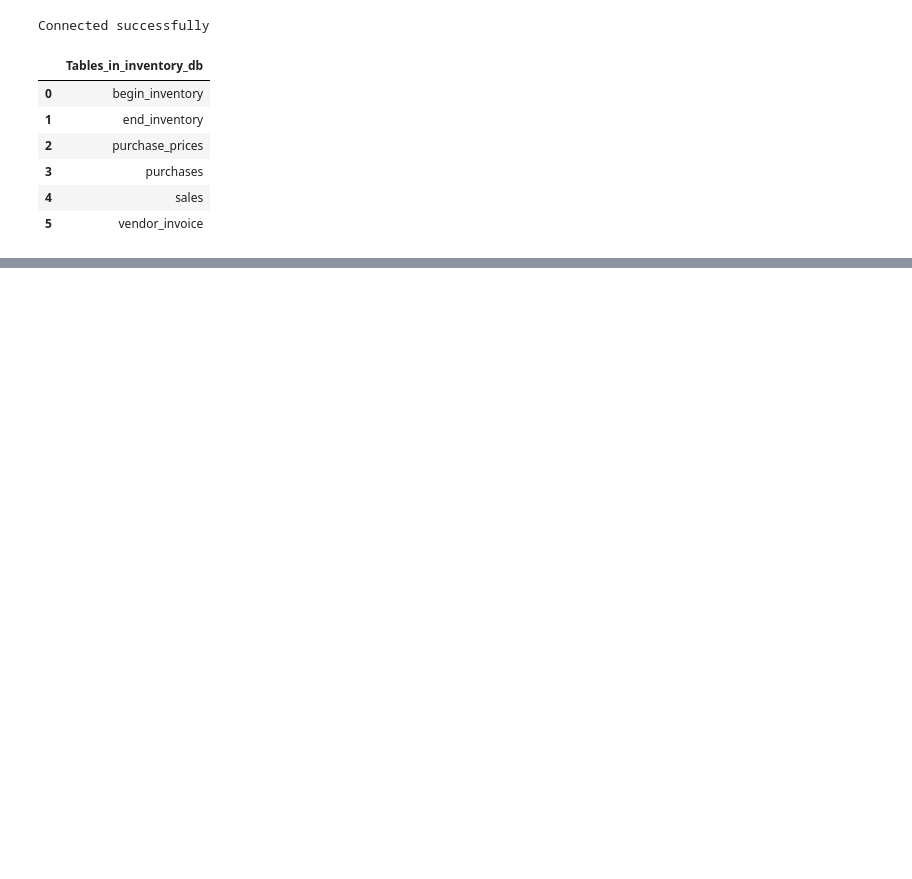
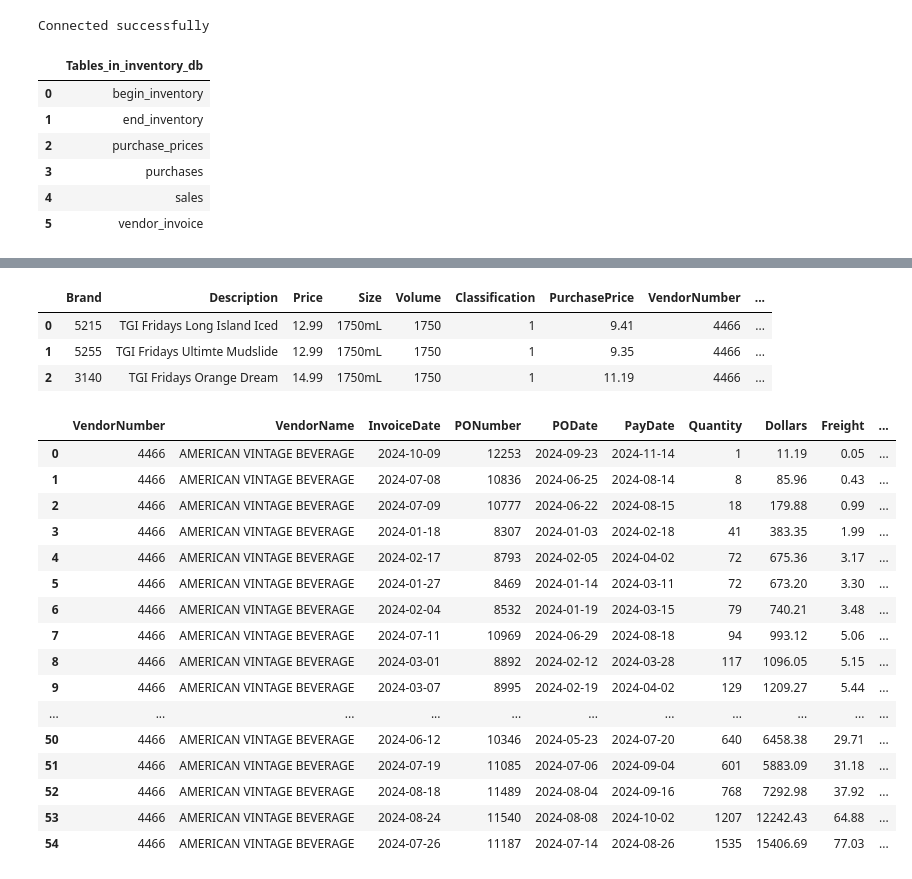
Before and after one commit to Anubhav-100/Vendor-Performance-Analysis, a Jupyter notebook: EDA.ipynb, the cells around one changed output, grey strips where cells are left out. Drawn from its saved outputs; the diff is of its cells as text; code cells hidden in the pictures; blank space fills up the shorter version.

```diff
--- a/EDA.ipynb
+++ b/EDA.ipynb
@@ -12,11 +12,7 @@ import os
 # %%
-load_dotenv()
+engine = connect_db()
+conn = engine.connect()
 
-engine = create_engine(
-    f"mysql+pymysql://{os.getenv('DB_USER')}:{os.getenv('DB_PASSWORD')}@{os.getenv('DB_HOST')}/{os.getenv('DB_NAME')}"
-)
-
-conn = engine.connect()
 print("Connected successfully")
 # %% [output]
 Connected successfully
@@ -33,0 +101,29 @@ tables
+# %%
+purchase_prices = pd.read_sql("SELECT *  FROM purchase_prices WHERE VendorNumber = '4466'", conn)
+purchase_prices
+# %% [output]
+|  | Brand | Description | Price | Size | Volume | Classification | PurchasePrice | VendorNumber | ... |
+| 0 | 5215 | TGI Fridays Long Island Iced | 12.99 | 1750mL | 1750 | 1 | 9.41 | 4466 | ... |
+| 1 | 5255 | TGI Fridays Ultimte Mudslide | 12.99 | 1750mL | 1750 | 1 | 9.35 | 4466 | ... |
+| 2 | 3140 | TGI Fridays Orange Dream | 14.99 | 1750mL | 1750 | 1 | 11.19 | 4466 | ... |
+# %%
+vendor_invoice = pd.read_sql("SELECT *  FROM vendor_invoice WHERE VendorNumber = '4466'", conn)
+vendor_invoice
+# %% [output]
+|  | VendorNumber | VendorName | InvoiceDate | PONumber | PODate | PayDate | Quantity | Dollars | Freight | ... |
+| 0 | 4466 | AMERICAN VINTAGE BEVERAGE | 2024-10-09 | 12253 | 2024-09-23 | 2024-11-14 | 1 | 11.19 | 0.05 | ... |
+| 1 | 4466 | AMERICAN VINTAGE BEVERAGE | 2024-07-08 | 10836 | 2024-06-25 | 2024-08-14 | 8 | 85.96 | 0.43 | ... |
+| 2 | 4466 | AMERICAN VINTAGE BEVERAGE | 2024-07-09 | 10777 | 2024-06-22 | 2024-08-15 | 18 | 179.88 | 0.99 | ... |
+| 3 | 4466 | AMERICAN VINTAGE BEVERAGE | 2024-01-18 | 8307 | 2024-01-03 | 2024-02-18 | 41 | 383.35 | 1.99 | ... |
+| 4 | 4466 | AMERICAN VINTAGE BEVERAGE | 2024-02-17 | 8793 | 2024-02-05 | 2024-04-02 | 72 | 675.36 | 3.17 | ... |
+| 5 | 4466 | AMERICAN VINTAGE BEVERAGE | 2024-01-27 | 8469 | 2024-01-14 | 2024-03-11 | 72 | 673.20 | 3.30 | ... |
+| 6 | 4466 | AMERICAN VINTAGE BEVERAGE | 2024-02-04 | 8532 | 2024-01-19 | 2024-03-15 | 79 | 740.21 | 3.48 | ... |
+| 7 | 4466 | AMERICAN VINTAGE BEVERAGE | 2024-07-11 | 10969 | 2024-06-29 | 2024-08-18 | 94 | 993.12 | 5.06 | ... |
+| 8 | 4466 | AMERICAN VINTAGE BEVERAGE | 2024-03-01 | 8892 | 2024-02-12 | 2024-03-28 | 117 | 1096.05 | 5.15 | ... |
+| 9 | 4466 | AMERICAN VINTAGE BEVERAGE | 2024-03-07 | 8995 | 2024-02-19 | 2024-04-02 | 129 | 1209.27 | 5.44 | ... |
+| ... | ... | ... | ... | ... | ... | ... | ... | ... | ... | ... |
+| 50 | 4466 | AMERICAN VINTAGE BEVERAGE | 2024-06-12 | 10346 | 2024-05-23 | 2024-07-20 | 640 | 6458.38 | 29.71 | ... |
+| 51 | 4466 | AMERICAN VINTAGE BEVERAGE | 2024-07-19 | 11085 | 2024-07-06 | 2024-09-04 | 601 | 5883.09 | 31.18 | ... |
+| 52 | 4466 | AMERICAN VINTAGE BEVERAGE | 2024-08-18 | 11489 | 2024-08-04 | 2024-09-16 | 768 | 7292.98 | 37.92 | ... |
+| 53 | 4466 | AMERICAN VINTAGE BEVERAGE | 2024-08-24 | 11540 | 2024-08-08 | 2024-10-02 | 1207 | 12242.43 | 64.88 | ... |
+| 54 | 4466 | AMERICAN VINTAGE BEVERAGE | 2024-07-26 | 11187 | 2024-07-14 | 2024-08-26 | 1535 | 15406.69 | 77.03 | ... |
```
Also changed, not shown: parts of 39 cells of this notebook, 4 other files.
